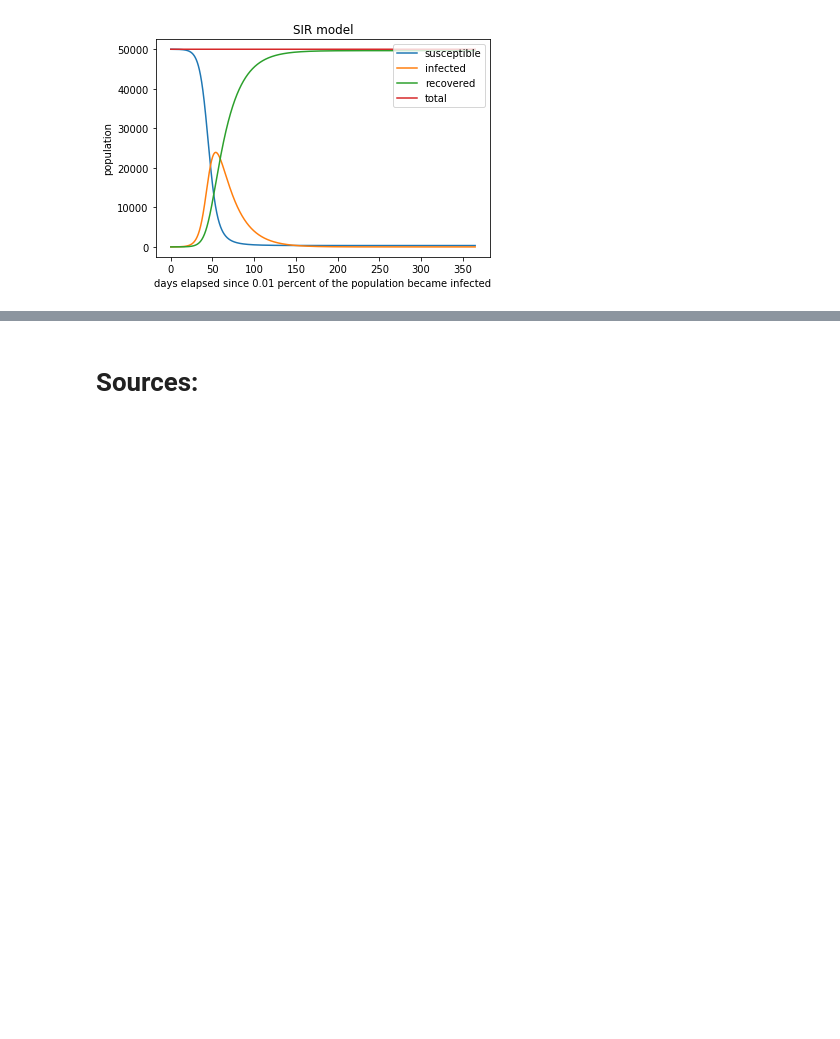
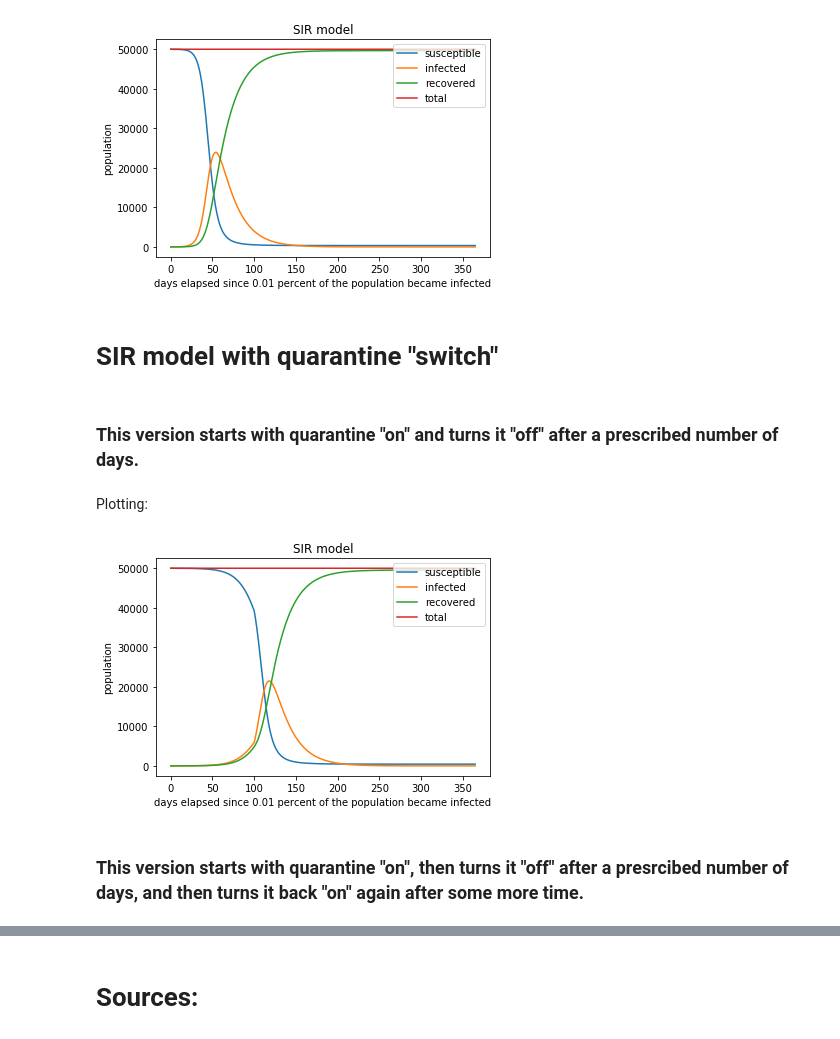
Before and after one commit to jsimpson2020/CODESIR, a Jupyter notebook: SIR model.ipynb, the cells around one changed output, grey strips where cells are left out. Drawn from its saved outputs; the diff is of its cells as text; code cells hidden in the pictures; blank space fills up the shorter version.

```diff
--- a/SIR model.ipynb
+++ b/SIR model.ipynb
@@ -84,3 +84,48 @@ plt.ylabel('population')
 plt.show()
 # %% [output]
 [figure]
+# %% [markdown]
+# SIR model with quarantine "switch"
+# %% [markdown]
+### This version starts with quarantine "on" and turns it "off" after a prescribed number of days.
+# %%
+days_under_quarantine = 100
+
+N = 5E4
+
+S = np.zeros(niter)
+I = np.zeros(niter)
+R = np.zeros(niter)
+
+S[0] = ps*N
+I[0] = pi*N
+R[0] = pr*N
+
+for j in range(niter-1):
+    if j <= days_under_quarantine / dt:
+        q = 0.5
+    else:
+        q = 1
+    dSdt = -q*beta/N*S[j]*I[j]
+    dIdt = q*beta/N*S[j]*I[j] - gamma*I[j]
+    dRdt = gamma*I[j]
+    S[j+1] = S[j] + dt*dSdt
+    I[j+1] = I[j] + dt*dIdt
+    R[j+1] = R[j] + dt*dRdt
+N = S + I + R
+# %% [markdown]
+Plotting:
+# %%
+plt.plot(t, S)
+plt.plot(t, I)
+plt.plot(t, R)
+plt.plot(t, N)
+plt.legend(['susceptible', 'infected', 'recovered', 'total'], loc = 'upper right')
+plt.title('SIR model')
+plt.xlabel('days elapsed since 0.01 percent of the population became infected')
+plt.ylabel('population')
+plt.show()
+# %% [output]
+[figure, added]
+# %% [markdown]
+### This version starts with quarantine "on", then turns it "off" after a presrcibed number of days, and then turns it back "on" again after some more time.
```
Also changed, not shown: parts of 19 cells of this notebook, 23 other files.
